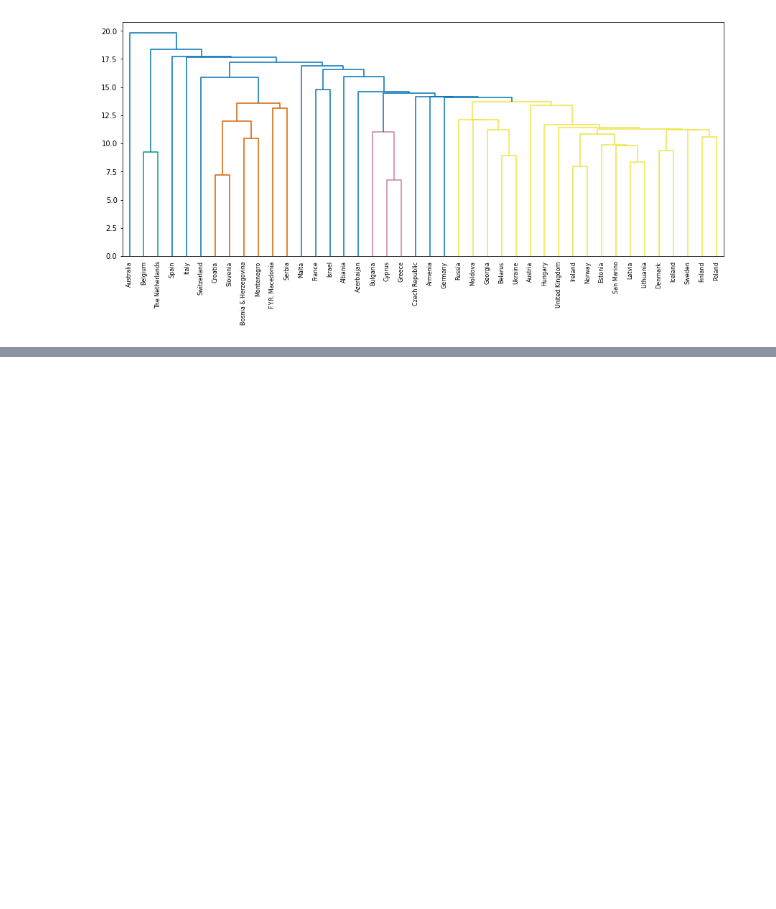
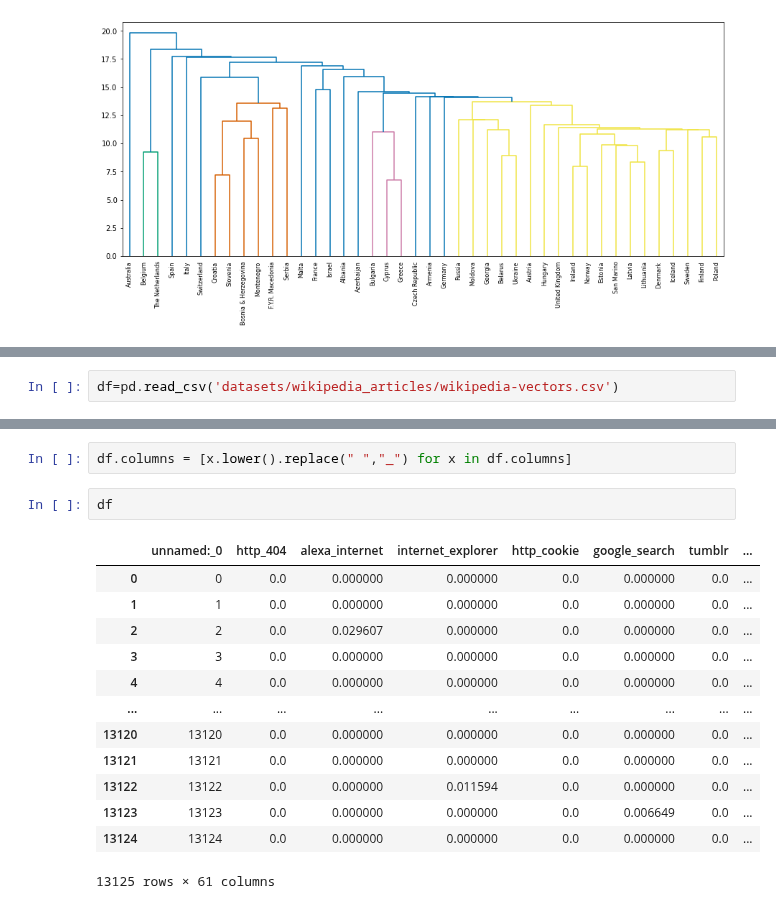
Before and after one commit to watchful-cluckets/springboard_dsci_career_track, a Jupyter notebook: datacamp_projects/unsupervised/notebook.ipynb, the cells around one changed output, grey strips where cells are left out. Saved outputs shown, nothing was run; the diff lists cells and outputs as text; blank space fills up the shorter version.

```diff
--- a/datacamp_projects/unsupervised/notebook.ipynb
+++ b/datacamp_projects/unsupervised/notebook.ipynb
@@ -522,0 +626,2 @@ WARNING:matplotlib.font_manager:findfont: Generic family 'sans-serif' not found
+# %%
+df=pd.read_csv('datasets/wikipedia_articles/wikipedia-vectors.csv')
@@ -522,0 +643,18 @@ WARNING:matplotlib.font_manager:findfont: Generic family 'sans-serif' not found
+# %%
+df.columns = [x.lower().replace(" ","_") for x in df.columns]
+# %%
+df
+# %% [output]
+|  | unnamed:_0 | http_404 | alexa_internet | internet_explorer | http_cookie | google_search | tumblr | ... |
+| 0 | 0 | 0.0 | 0.000000 | 0.000000 | 0.0 | 0.000000 | 0.0 | ... |
+| 1 | 1 | 0.0 | 0.000000 | 0.000000 | 0.0 | 0.000000 | 0.0 | ... |
+| 2 | 2 | 0.0 | 0.029607 | 0.000000 | 0.0 | 0.000000 | 0.0 | ... |
+| 3 | 3 | 0.0 | 0.000000 | 0.000000 | 0.0 | 0.000000 | 0.0 | ... |
+| 4 | 4 | 0.0 | 0.000000 | 0.000000 | 0.0 | 0.000000 | 0.0 | ... |
+| ... | ... | ... | ... | ... | ... | ... | ... | ... |
+| 13120 | 13120 | 0.0 | 0.000000 | 0.000000 | 0.0 | 0.000000 | 0.0 | ... |
+| 13121 | 13121 | 0.0 | 0.000000 | 0.000000 | 0.0 | 0.000000 | 0.0 | ... |
+| 13122 | 13122 | 0.0 | 0.000000 | 0.011594 | 0.0 | 0.000000 | 0.0 | ... |
+| 13123 | 13123 | 0.0 | 0.000000 | 0.000000 | 0.0 | 0.006649 | 0.0 | ... |
+| 13124 | 13124 | 0.0 | 0.000000 | 0.000000 | 0.0 | 0.000000 | 0.0 | ... |
+13125 rows × 61 columns
```
Also changed, not shown: parts of 16 cells of this notebook.
